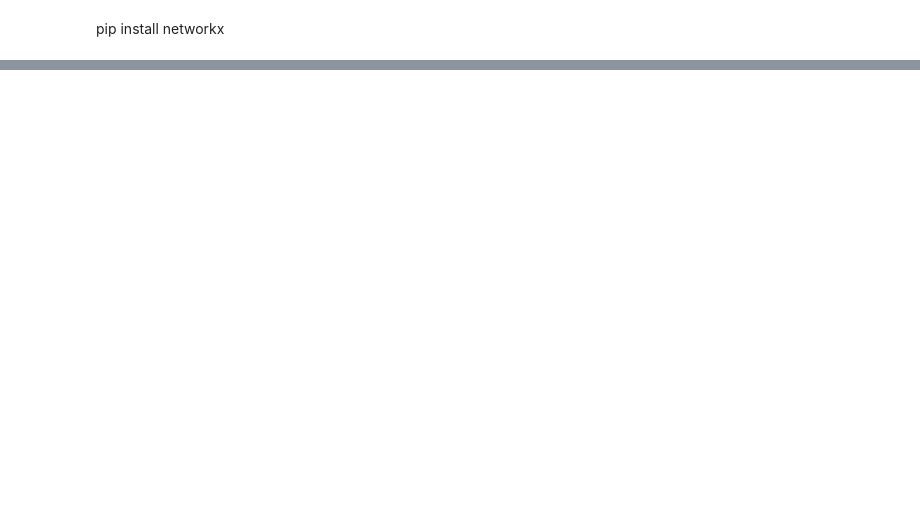
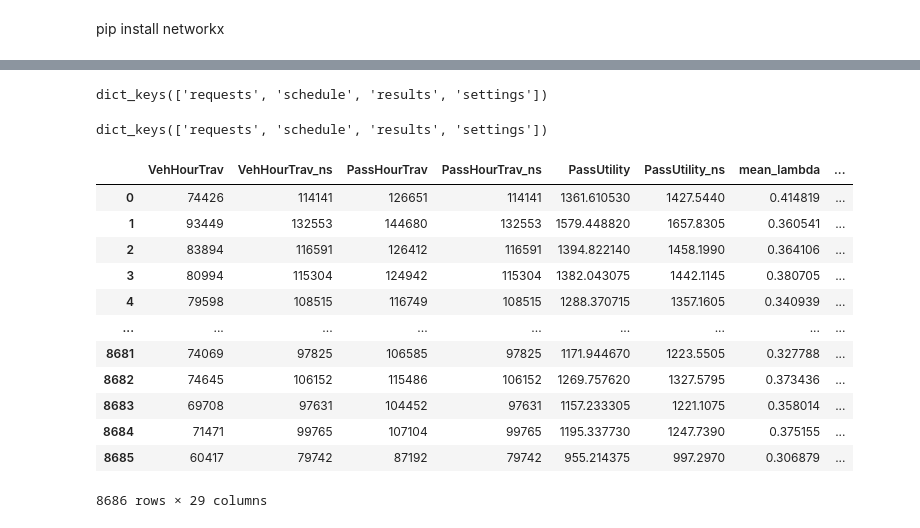
Before and after one commit to OlhaShulikaUJ/ExMAS-plotting, a Jupyter notebook: NYC DA (2016).ipynb, the cells around one changed output, grey strips where cells are left out. Drawn from its saved outputs; the diff is of its cells as text; code cells hidden in the pictures; blank space fills up the shorter version.

```diff
--- a/NYC DA (2016).ipynb
+++ b/NYC DA (2016).ipynb
@@ -31,0 +27,8 @@ print(results[0].G.nodes._nodes)
+# %%
+dataset[-1].keys()
+# %% [output]
+dict_keys(['requests', 'schedule', 'results', 'settings'])
+# %%
+dataset[13].keys()
+# %% [output]
+dict_keys(['requests', 'schedule', 'results', 'settings'])
@@ -31,0 +40,16 @@ print(results[0].G.nodes._nodes)
+# %%
+df
+# %% [output]
+|  | VehHourTrav | VehHourTrav_ns | PassHourTrav | PassHourTrav_ns | PassUtility | PassUtility_ns | mean_lambda | ... |
+| 0 | 74426 | 114141 | 126651 | 114141 | 1361.610530 | 1427.5440 | 0.414819 | ... |
+| 1 | 93449 | 132553 | 144680 | 132553 | 1579.448820 | 1657.8305 | 0.360541 | ... |
+| 2 | 83894 | 116591 | 126412 | 116591 | 1394.822140 | 1458.1990 | 0.364106 | ... |
+| 3 | 80994 | 115304 | 124942 | 115304 | 1382.043075 | 1442.1145 | 0.380705 | ... |
+| 4 | 79598 | 108515 | 116749 | 108515 | 1288.370715 | 1357.1605 | 0.340939 | ... |
+| ... | ... | ... | ... | ... | ... | ... | ... | ... |
+| 8681 | 74069 | 97825 | 106585 | 97825 | 1171.944670 | 1223.5505 | 0.327788 | ... |
+| 8682 | 74645 | 106152 | 115486 | 106152 | 1269.757620 | 1327.5795 | 0.373436 | ... |
+| 8683 | 69708 | 97631 | 104452 | 97631 | 1157.233305 | 1221.1075 | 0.358014 | ... |
+| 8684 | 71471 | 99765 | 107104 | 99765 | 1195.337730 | 1247.7390 | 0.375155 | ... |
+| 8685 | 60417 | 79742 | 87192 | 79742 | 955.214375 | 997.2970 | 0.306879 | ... |
+8686 rows × 29 columns
```
Also changed, not shown: parts of 20 cells of this notebook.
